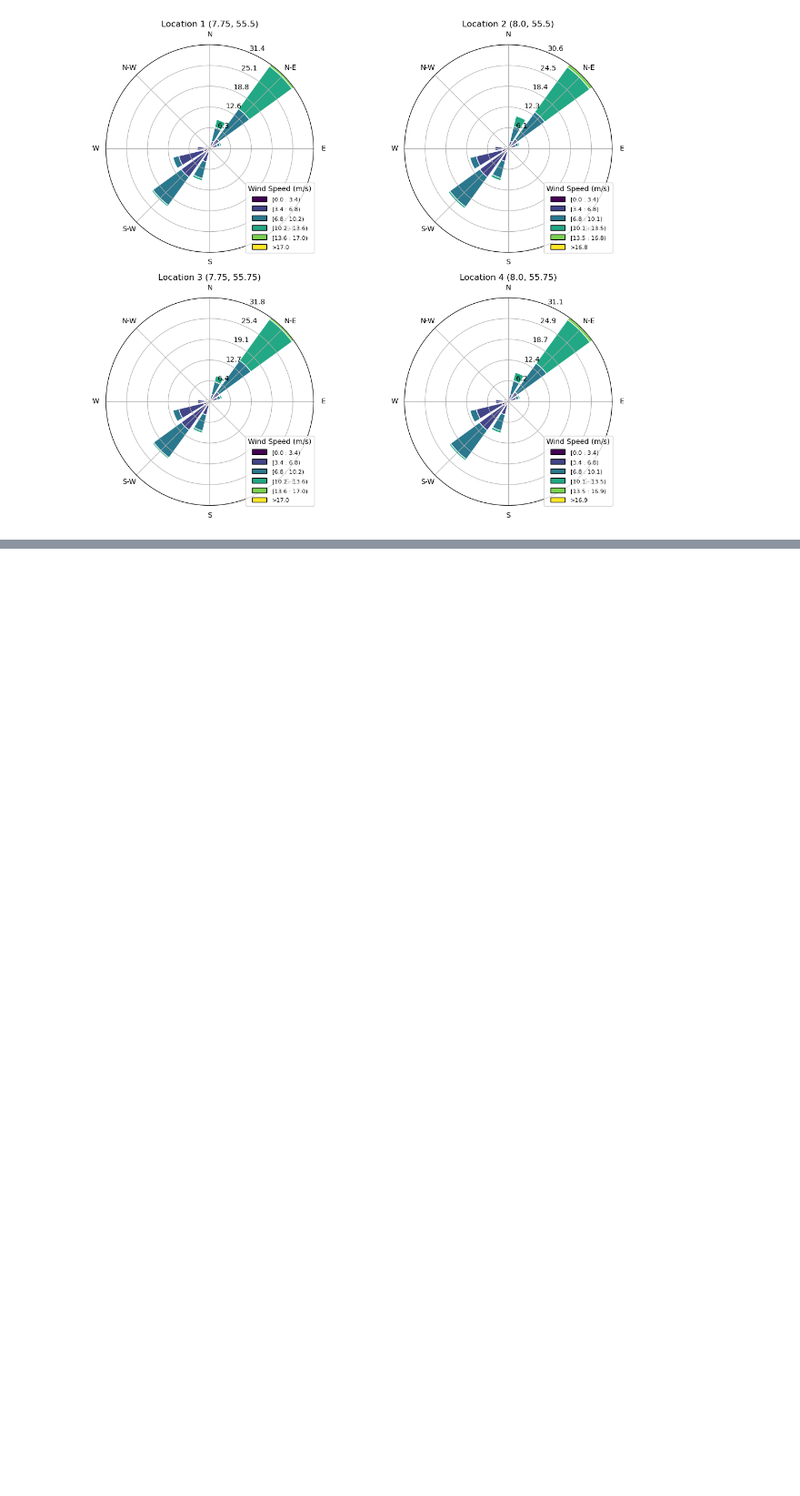
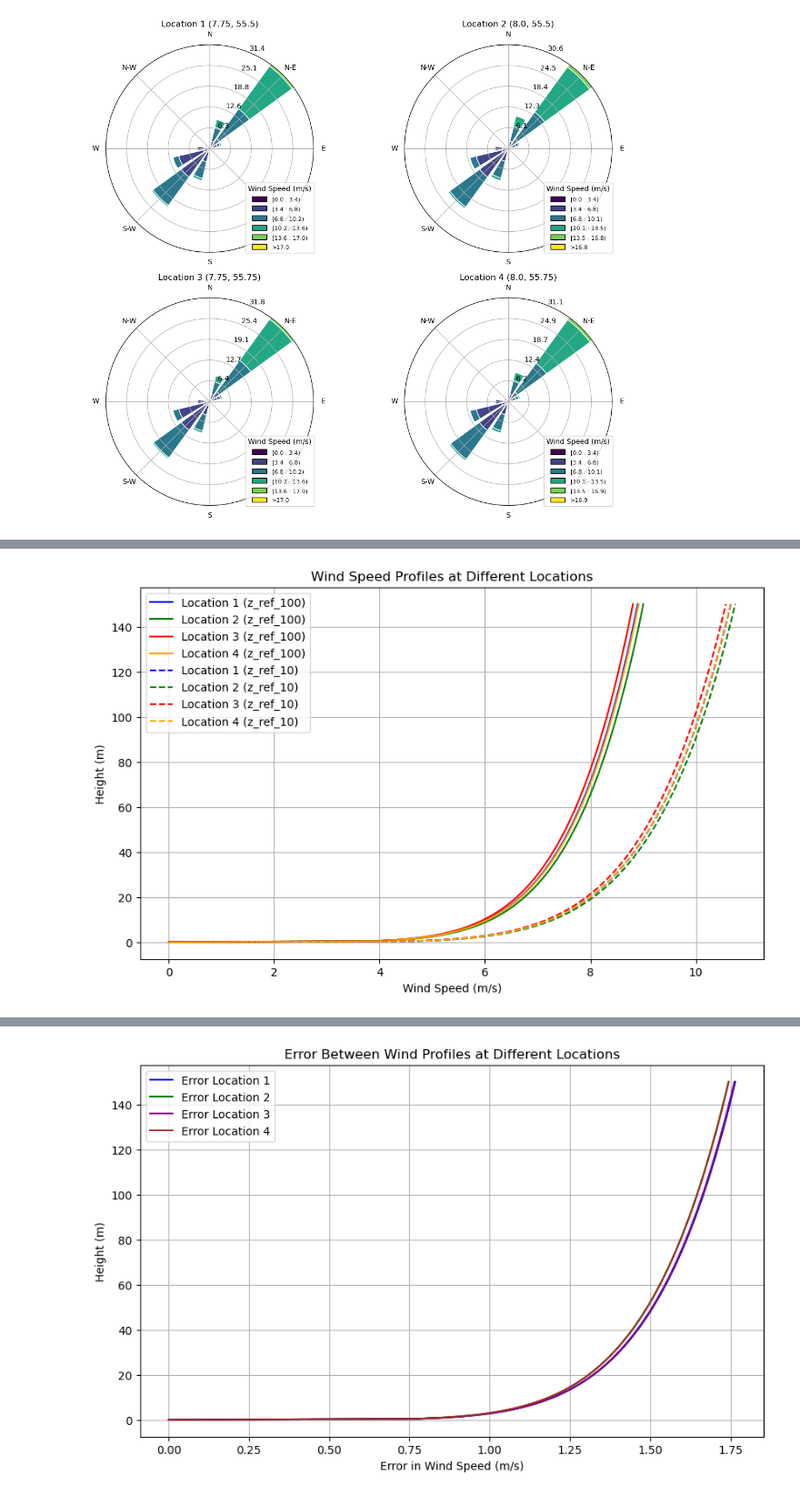
Before and after one commit to DTUWindEducation/final-project-bladepyrunner, a Jupyter notebook: main_code.ipynb, the cells around one changed output, grey strips where cells are left out. Shown at 91% size. Drawn from its saved outputs; the diff is of its cells as text; code cells hidden in the pictures; blank space fills up the shorter version.

```diff
--- a/main_code.ipynb
+++ b/main_code.ipynb
@@ -318,0 +250,77 @@ See the caveats in the documentation: https://pandas.pydata.org/pandas-docs/stab
+# %%
+# Define the reference heights and target height
+z_ref_10 = 10  # Reference height for ws_10
+z_ref_100 = 100  # Reference height for ws_100
+alpha = 1 / 7  # Wind shear exponent (empirical for neutral stability conditions)
+
+z_target = 70  # Set the target height
+
+z = np.linspace(0, 150, 300)  # Heights from 0 to 100 m
+
+# Compute wind profiles using z_ref_100 as the reference height
+u_location1 = mean_speeds[0]['mean_100m'] * (z / z_ref_100)**alpha
+u_location2 = mean_speeds[1]['mean_100m'] * (z / z_ref_100)**alpha
+u_location3 = mean_speeds[2]['mean_100m'] * (z / z_ref_100)**alpha
+u_location4 = mean_speeds[3]['mean_100m'] * (z / z_ref_100)**alpha
+
+# Compute wind profiles using z_ref_10 as the reference height
+u_location1_ref10 = mean_speeds[0]['mean_10m'] * (z / z_ref_10)**alpha
+u_location2_ref10 = mean_speeds[1]['mean_10m'] * (z / z_ref_10)**alpha
+u_location3_ref10 = mean_speeds[2]['mean_10m'] * (z / z_ref_10)**alpha
+u_location4_ref10 = mean_speeds[3]['mean_10m'] * (z / z_ref_10)**alpha
+
+plt.figure(figsize=(10, 6))
+
+# Plot wind profiles using z_ref_100 as the reference height
+plt.plot(u_location1, z, label='Location 1 (z_ref_100)', color='blue')
+plt.plot(u_location2, z, label='Location 2 (z_ref_100)', color='green')
+plt.plot(u_location3, z, label='Location 3 (z_ref_100)', color='red')
+plt.plot(u_location4, z, label='Location 4 (z_ref_100)', color='orange')
+
+# Plot wind profiles using z_ref_10 as the reference height with dashed lines
+plt.plot(u_location1_ref10, z, '--', label='Location 1 (z_ref_10)', color='blue')
+plt.plot(u_location2_ref10, z, '--', label='Location 2 (z_ref_10)', color='green')
+plt.plot(u_location3_ref10, z, '--', label='Location 3 (z_ref_10)', color='red')
+plt.plot(u_location4_ref10, z, '--', label='Location 4 (z_ref_10)', color='orange')
+
+plt.xlabel('Wind Speed (m/s)')
+plt.ylabel('Height (m)')
+plt.title('Wind Speed Profiles at Different Locations')
+plt.legend()
+plt.grid()
+plt.show()
+
+# Compute wind speed at z_target for each location using the power law profile
+Location_1[f'ws_{z_target}'] = mean_speeds[0]['mean_10m'] * (z_target / z_ref_10)**alpha
+Location_2[f'ws_{z_target}'] = mean_speeds[1]['mean_10m'] * (z_target / z_ref_10)**alpha
+Location_3[f'ws_{z_target}'] = mean_speeds[2]['mean_10m'] * (z_target / z_ref_10)**alpha
+Location_4[f'ws_{z_target}'] = mean_speeds[3]['mean_10m'] * (z_target / z_ref_10)**alpha
+
+# Display the wind speed at the target height for each location
+print(f"Wind Speed at Target Height ({z_target} m):")
+print(f"Location 1: {Location_1[f'ws_{z_target}'].values[0]} m/s")
+print(f"Location 2: {Location_2[f'ws_{z_target}'].values[0]} m/s")
+print(f"Location 3: {Location_3[f'ws_{z_target}'].values[0]} m/s")
+print(f"Location 4: {Location_4[f'ws_{z_target}'].values[0]} m/s")
+
+# Calculate the error between the two wind profiles for all locations
+error_location1 = np.abs(u_location1 - u_location1_ref10)
+error_location2 = np.abs(u_location2 - u_location2_ref10)
+error_location3 = np.abs(u_location3 - u_location3_ref10)
+error_location4 = np.abs(u_location4 - u_location4_ref10)
+
+# Plot the error for all locations
+plt.figure(figsize=(10, 6))
+plt.plot(error_location1, z, label='Error Location 1', color='blue')
+plt.plot(error_location2, z, label='Error Location 2', color='green')
+plt.plot(error_location3, z, label='Error Location 3', color='purple')
+plt.plot(error_location4, z, label='Error Location 4', color='brown')
+
+plt.xlabel('Error in Wind Speed (m/s)')
+plt.ylabel('Height (m)')
+plt.title('Error Between Wind Profiles at Different Locations')
+plt.legend()
+plt.grid()
+plt.show()
+# %% [output]
+[figure, added]
@@ -318,0 +352 @@ See the caveats in the documentation: https://pandas.pydata.org/pandas-docs/stab
+[figure, added]
```
Also changed, not shown: parts of 6 cells of this notebook.
